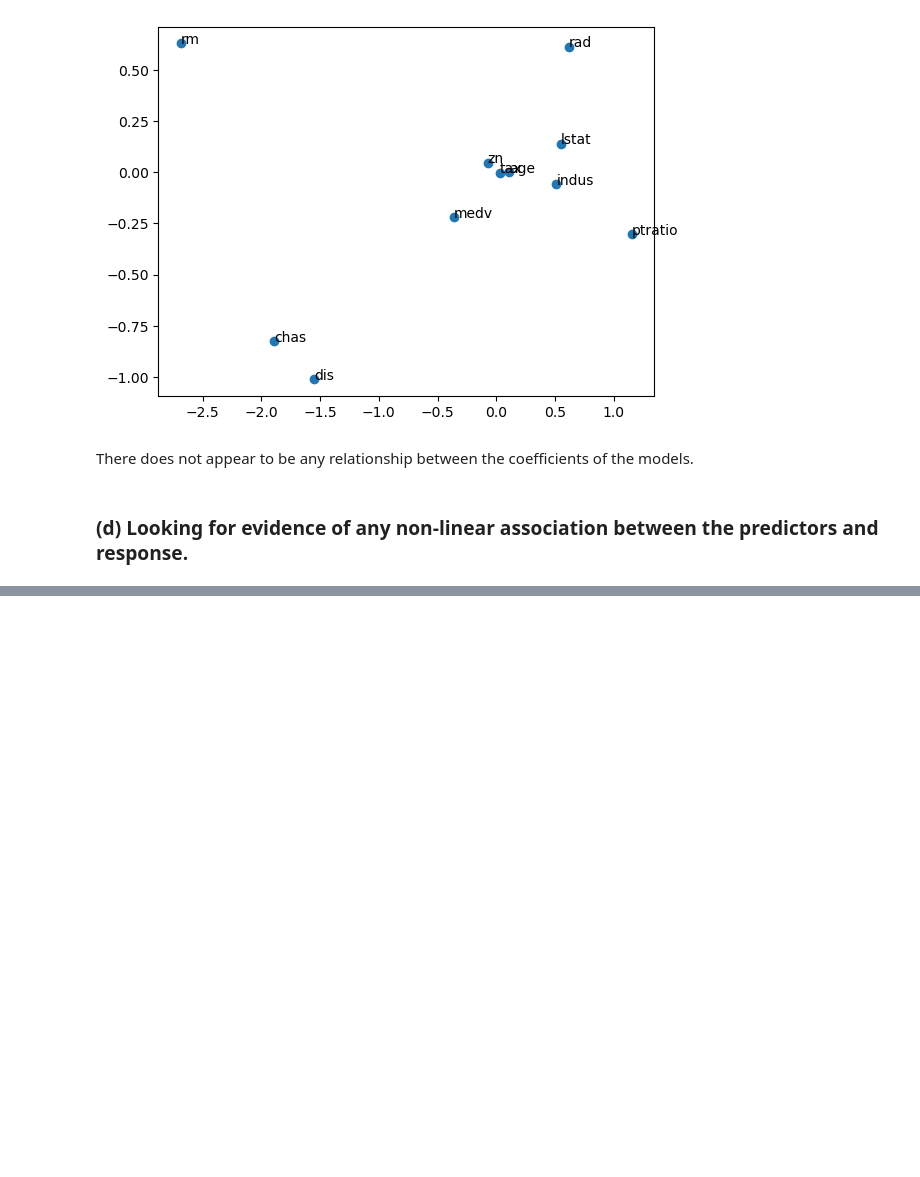
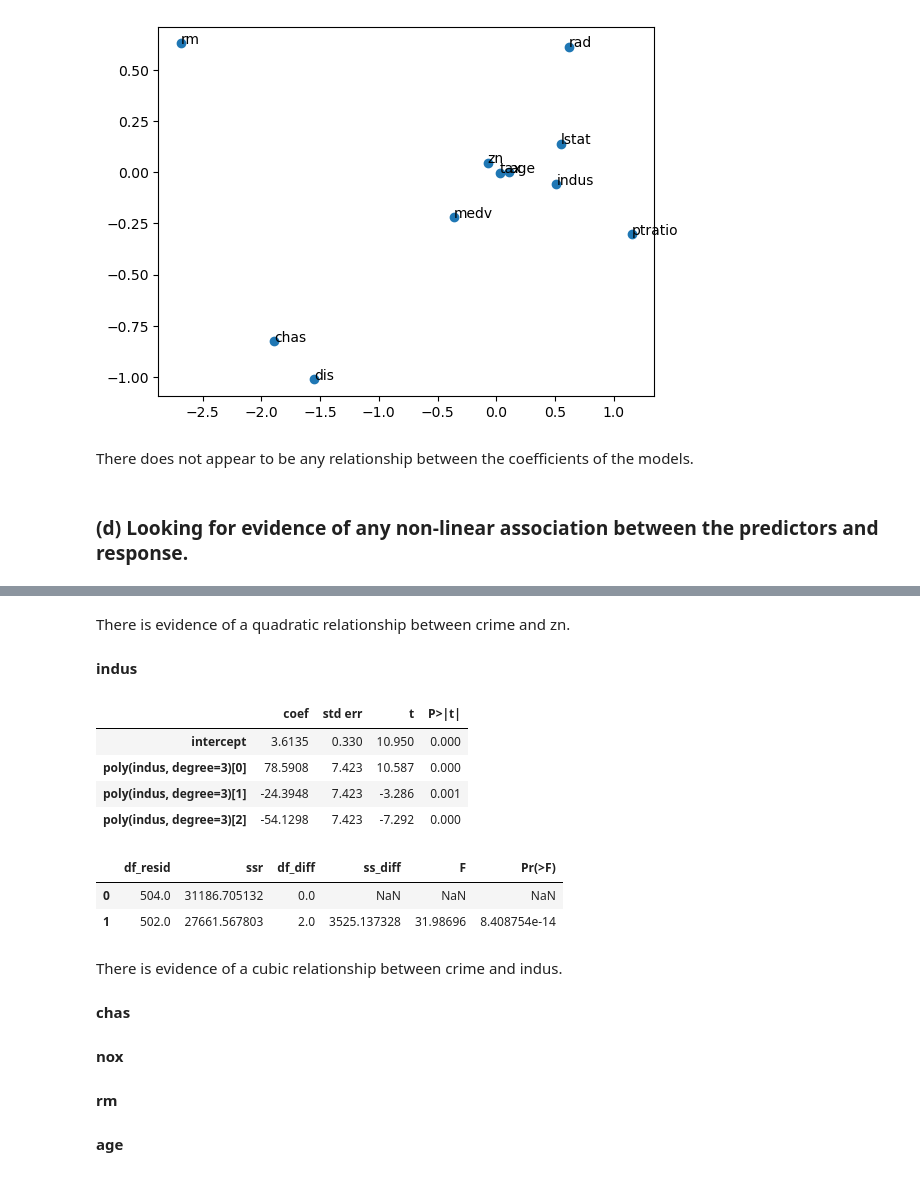
Before and after one commit to carmancater/an-introduction-to-statistical-learning-with-applications-in-python, a Jupyter notebook: Chapter 03 - Linear Regression/Ch 3 Ex 15.ipynb, the cells around one changed output, grey strips where cells are left out. Cells and saved outputs as stored; diff of their text form; code cells hidden in the pictures; blank space fills up the shorter version.

```diff
--- a/Chapter 03 - Linear Regression/Ch 3 Ex 15.ipynb
+++ b/Chapter 03 - Linear Regression/Ch 3 Ex 15.ipynb
@@ -764,0 +793,28 @@ There does not appear to be any relationship between the coefficients of the mod
+# %% [markdown]
+There is evidence of a quadratic relationship between crime and zn.
+# %% [markdown]
+**indus**
+# %%
+summarize(cubicResults['indus'])
+# %% [output]
+|  | coef | std err | t | P>|t| |
+| intercept | 3.6135 | 0.330 | 10.950 | 0.000 |
+| poly(indus, degree=3)[0] | 78.5908 | 7.423 | 10.587 | 0.000 |
+| poly(indus, degree=3)[1] | -24.3948 | 7.423 | -3.286 | 0.001 |
+| poly(indus, degree=3)[2] | -54.1298 | 7.423 | -7.292 | 0.000 |
+# %%
+anova_lm(linearResults['indus'], cubicResults['indus'])
+# %% [output]
+|  | df_resid | ssr | df_diff | ss_diff | F | Pr(>F) |
+| 0 | 504.0 | 31186.705132 | 0.0 | NaN | NaN | NaN |
+| 1 | 502.0 | 27661.567803 | 2.0 | 3525.137328 | 31.98696 | 8.408754e-14 |
+# %% [markdown]
+There is evidence of a cubic relationship between crime and indus.
+# %% [markdown]
+**chas**
+# %% [markdown]
+**nox**
+# %% [markdown]
+**rm**
+# %% [markdown]
+**age**
```
Also changed, not shown: parts of 13 cells of this notebook.
